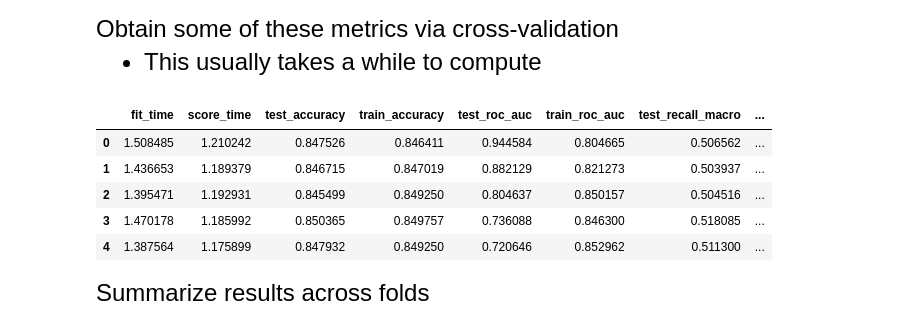
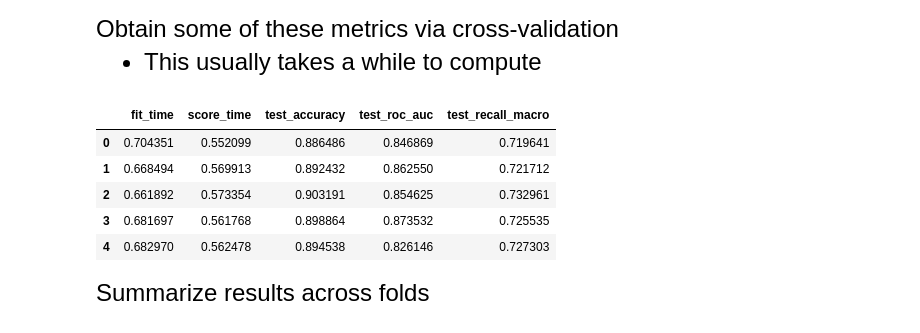
Before and after one commit to lornalyu/qtm531spring2024, a Jupyter notebook: Lecture 17/Lecture 17a - Classification Metrics.ipynb, the cells around one changed output. Cells and saved outputs as stored; diff of their text form; code cells hidden in the pictures.

```diff
--- a/Lecture 17/Lecture 17a - Classification Metrics.ipynb
+++ b/Lecture 17/Lecture 17a - Classification Metrics.ipynb
@@ -270,17 +273,17 @@ Obtain some of these metrics via cross-validation
 # %%
 # Scoring sets the variables that you want to compute
 
-res = cross_validate(SVC(), X_train_scale, y,
+res = cross_validate(SVC(), X_train_scale, y_train,
                      scoring=["accuracy", "roc_auc", "recall_macro"],
-                     return_train_score=True, cv=5)
+                     return_train_score=False, cv=5)
 display(pd.DataFrame(res))
 # %% [output]
-|  | fit_time | score_time | test_accuracy | train_accuracy | test_roc_auc | train_roc_auc | test_recall_macro | ... |
-| 0 | 1.508485 | 1.210242 | 0.847526 | 0.846411 | 0.944584 | 0.804665 | 0.506562 | ... |
-| 1 | 1.436653 | 1.189379 | 0.846715 | 0.847019 | 0.882129 | 0.821273 | 0.503937 | ... |
-| 2 | 1.395471 | 1.192931 | 0.845499 | 0.849250 | 0.804637 | 0.850157 | 0.504516 | ... |
-| 3 | 1.470178 | 1.185992 | 0.850365 | 0.849757 | 0.736088 | 0.846300 | 0.518085 | ... |
-| 4 | 1.387564 | 1.175899 | 0.847932 | 0.849250 | 0.720646 | 0.852962 | 0.511300 | ... |
+|  | fit_time | score_time | test_accuracy | test_roc_auc | test_recall_macro |
+| 0 | 0.704351 | 0.552099 | 0.886486 | 0.846869 | 0.719641 |
+| 1 | 0.668494 | 0.569913 | 0.892432 | 0.862550 | 0.721712 |
+| 2 | 0.661892 | 0.573354 | 0.903191 | 0.854625 | 0.732961 |
+| 3 | 0.681697 | 0.561768 | 0.898864 | 0.873532 | 0.725535 |
+| 4 | 0.682970 | 0.562478 | 0.894538 | 0.826146 | 0.727303 |
 # %% [markdown]
 <font size = "5">
 
```
Also changed, not shown: parts of 5 cells of this notebook, 5 other files.
